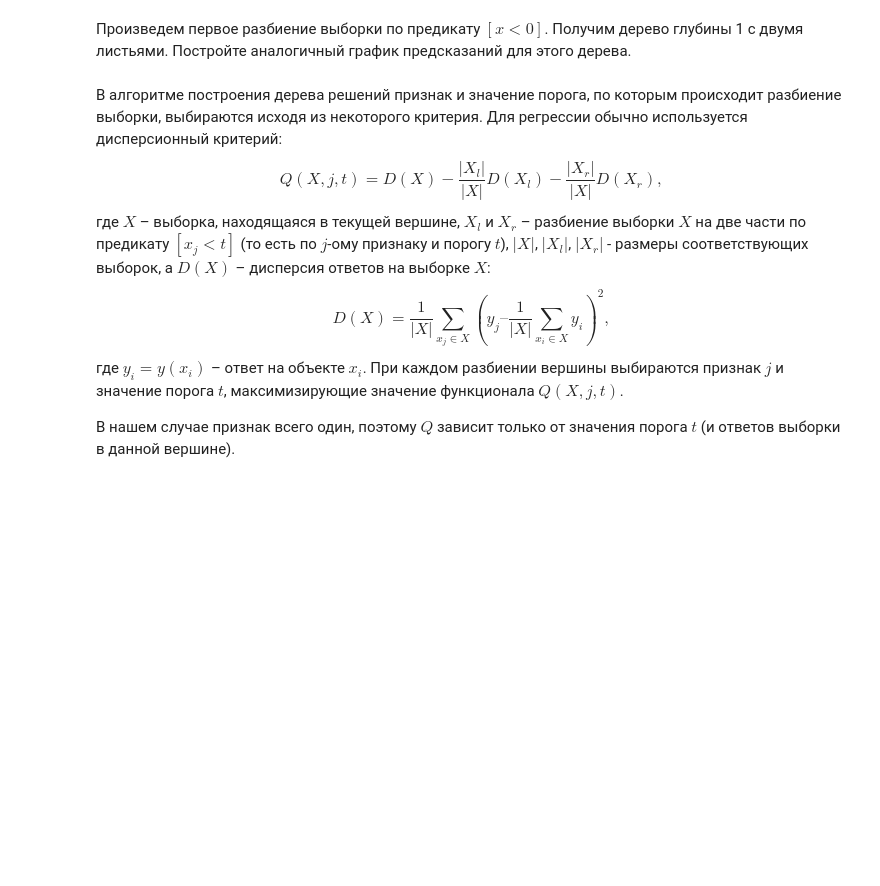
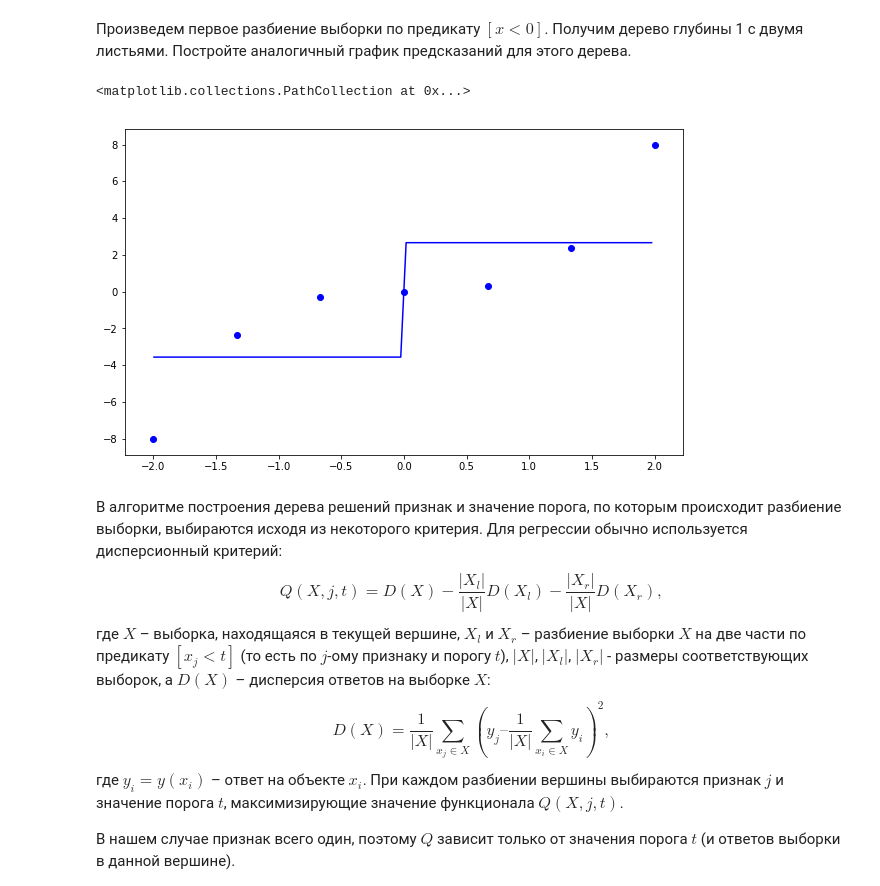
Before and after one commit to litichevskiydv/OdsCourse, a Jupyter notebook: homeworks/hw3_session3_decision_trees.ipynb, the cells around one changed output. Saved outputs shown, nothing was run; the diff lists cells and outputs as text; code cells hidden in the pictures; blank space fills up the shorter version.

Commit message:
Predictions for one level tree were visualized

```diff
--- a/homeworks/hw3_session3_decision_trees.ipynb
+++ b/homeworks/hw3_session3_decision_trees.ipynb
@@ -65,3 +63,15 @@ plt.scatter(X, y, c="b")
+# %%
+def f1(x):
+    if x < 0:
+        return round(df[df['x'] < 0]['y'].mean(), 3)
+    return round(df[df['x'] >= 0]['y'].mean(), 3)
+
+plt.figure(figsize=(10, 6))
+plt.plot(X_test, list(map(lambda v: f1(v), X_test)), "b")
+plt.scatter(X, y, c="b")
+# %% [output]
+<matplotlib.collections.PathCollection at 0x...>
+[figure, added]
 # %% [markdown]
 В алгоритме построения дерева решений признак и значение порога, по которым происходит разбиение выборки, выбираются исходя из некоторого критерия. Для регрессии обычно используется дисперсионный критерий:
 $$Q(X, j, t) = D(X) - \dfrac{|X_l|}{|X|} D(X_l) - \dfrac{|X_r|}{|X|} D(X_r),$$
```
Also changed, not shown: parts of 1 cell of this notebook.
